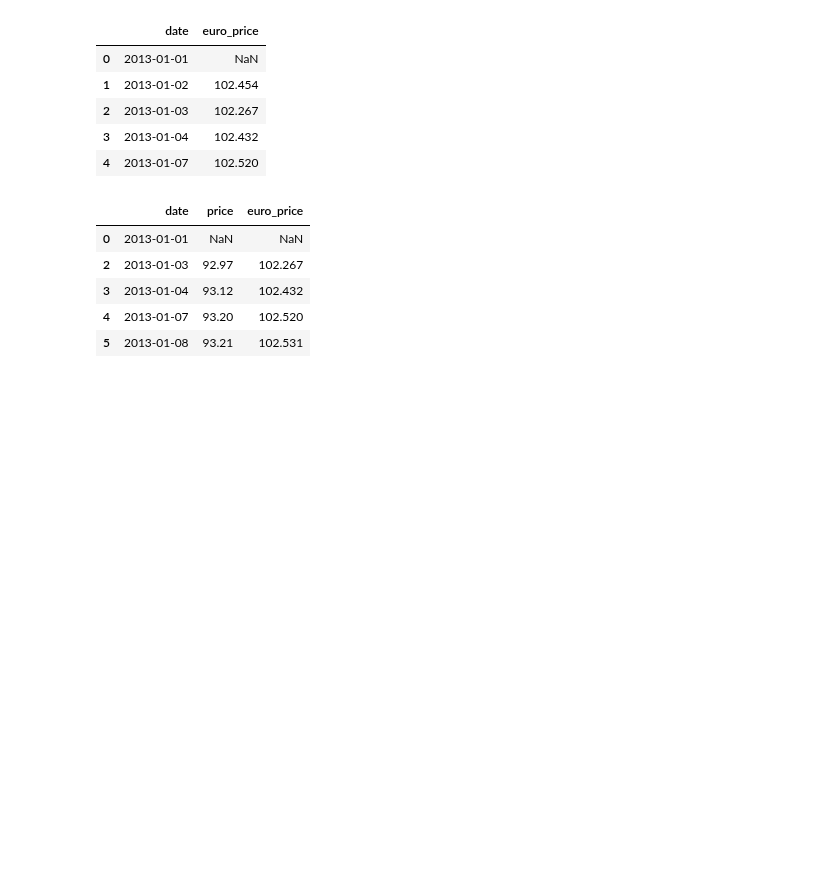
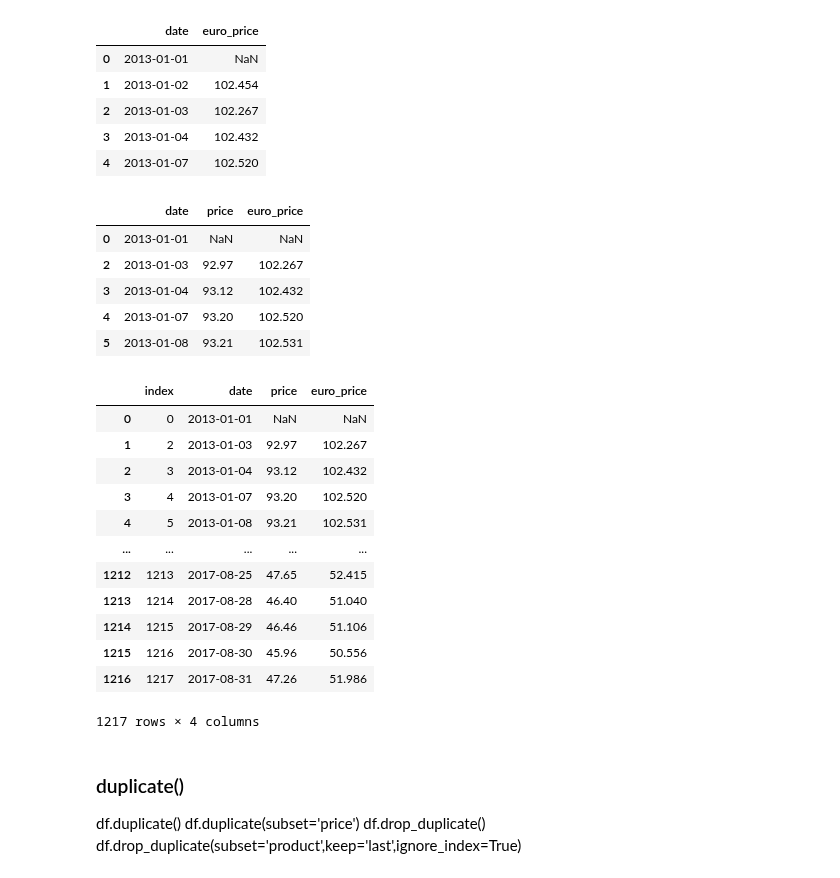
Before and after one commit to arunadas/effective-pandas, a Jupyter notebook: l_python_pandas/dataframes.ipynb, the cells around one changed output. Drawn from its saved outputs; the diff is of its cells as text; code cells hidden in the pictures; blank space fills up the shorter version.

Commit message:
dataframe

```diff
--- a/l_python_pandas/dataframes.ipynb
+++ b/l_python_pandas/dataframes.ipynb
@@ -785,4 +785,24 @@ oil_euro.head()
 | 4 | 2013-01-07 | 93.20 | 102.520 |
 | 5 | 2013-01-08 | 93.21 | 102.531 |
 # %%
-oil_euro.
+oil_euro.reset_index()
+# %% [output]
+|  | index | date | price | euro_price |
+| 0 | 0 | 2013-01-01 | NaN | NaN |
+| 1 | 2 | 2013-01-03 | 92.97 | 102.267 |
+| 2 | 3 | 2013-01-04 | 93.12 | 102.432 |
+| 3 | 4 | 2013-01-07 | 93.20 | 102.520 |
+| 4 | 5 | 2013-01-08 | 93.21 | 102.531 |
+| ... | ... | ... | ... | ... |
+| 1212 | 1213 | 2017-08-25 | 47.65 | 52.415 |
+| 1213 | 1214 | 2017-08-28 | 46.40 | 51.040 |
+| 1214 | 1215 | 2017-08-29 | 46.46 | 51.106 |
+| 1215 | 1216 | 2017-08-30 | 45.96 | 50.556 |
+| 1216 | 1217 | 2017-08-31 | 47.26 | 51.986 |
+1217 rows × 4 columns
+# %% [markdown]
+### duplicate()
+df.duplicate()
+df.duplicate(subset='price')
+df.drop_duplicate()
+df.drop_duplicate(subset='product',keep='last',ignore_index=True)
```
Also changed, not shown: parts of 15 cells of this notebook.
